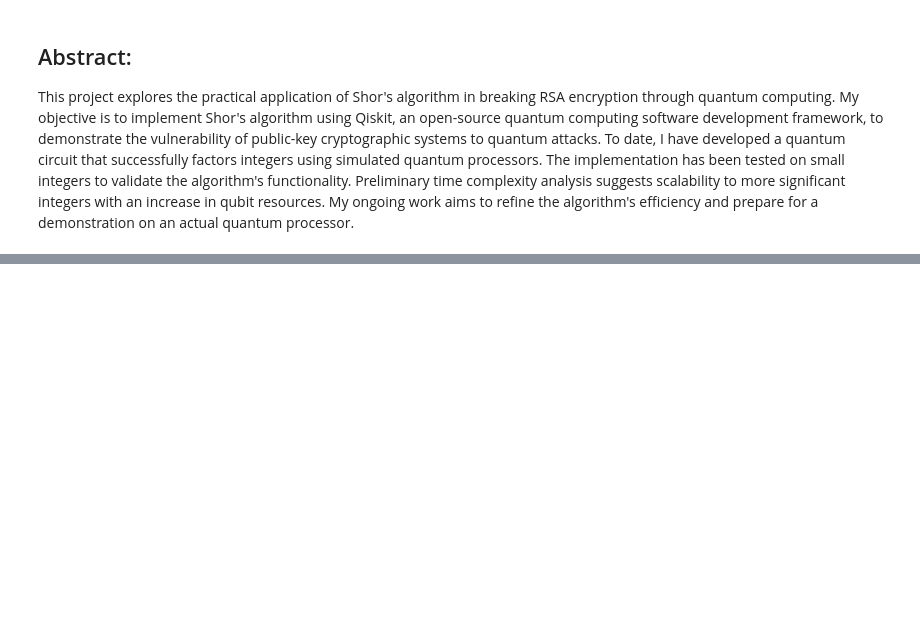
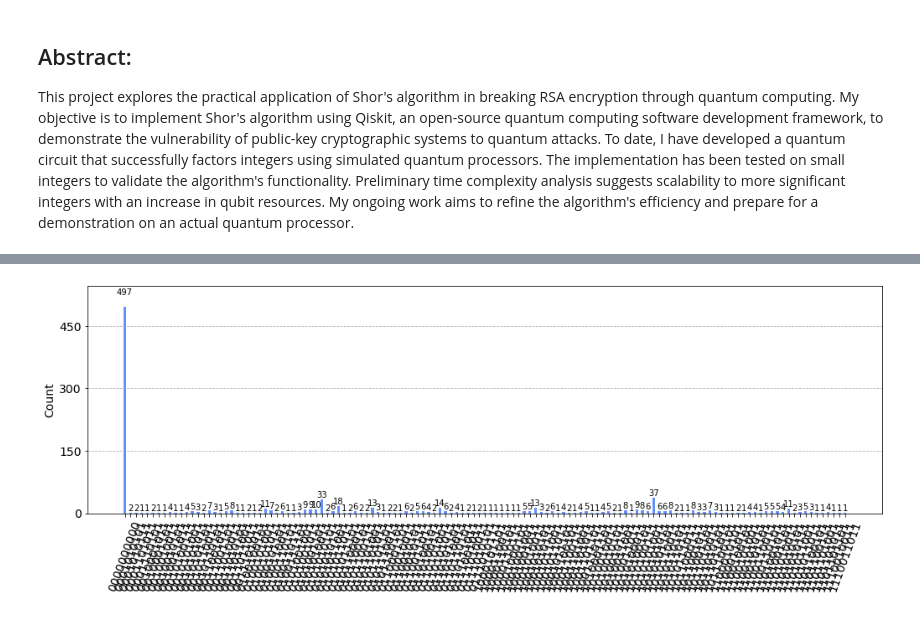
Before and after one commit to asajm/Quantum-Cryptography, a Jupyter notebook: Quantum-Cryptography.ipynb, the cells around one changed output, grey strips where cells are left out. Saved outputs shown, nothing was run; the diff lists cells and outputs as text; code cells hidden in the pictures; blank space fills up the shorter version.

```diff
--- a/Quantum-Cryptography.ipynb
+++ b/Quantum-Cryptography.ipynb
@@ -187,0 +176,11 @@ Success! Non-trivial factors are p=3 and q=5
+# %%
+aer_sim = Aer.get_backend('aer_simulator')
+t_qc = transpile(qc, aer_sim)
+counts = aer_sim.run(t_qc).result().get_counts()
+plot_histogram(counts, figsize=(17, 5))
+
+# _counts = counts.copy()
+# del _counts['0'*m_len]
+# plot_histogram(_counts, figsize=(17, 5))
+# %% [output]
+[figure, added]
```
Also changed, not shown: parts of 24 cells of this notebook.
